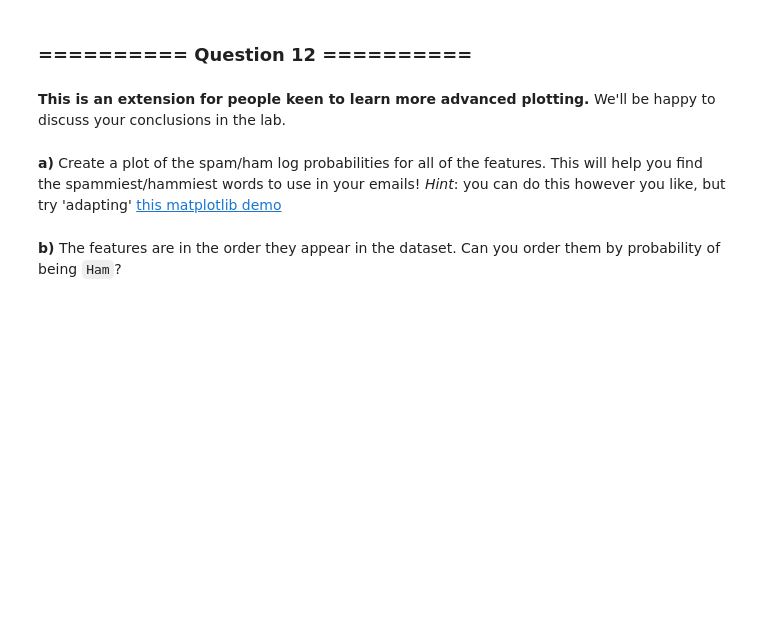
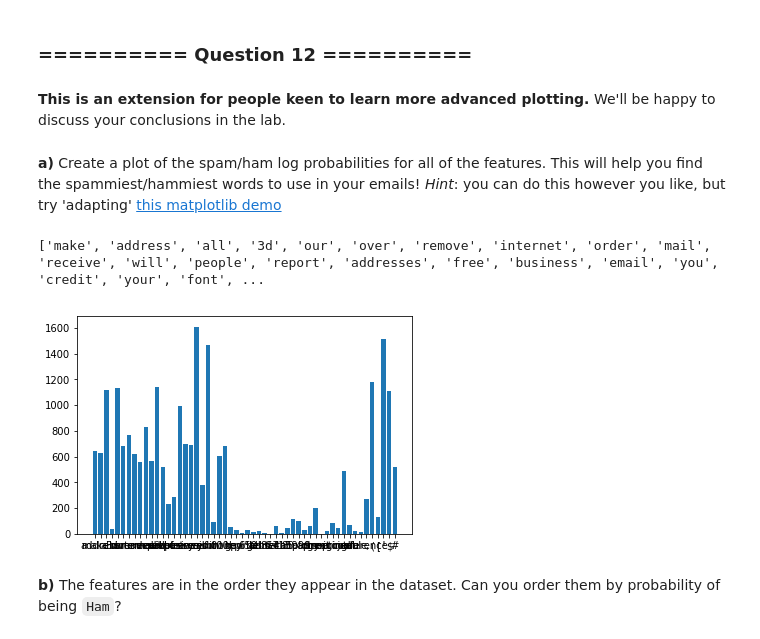
Before and after one commit to RJHughes/ML18, a Jupyter notebook: Labs/01 - Analysis and Visualisation.ipynb, the cells around one changed output. Cells and saved outputs as stored; diff of their text form; code cells hidden in the pictures; blank space fills up the shorter version.

```diff
--- a/Labs/01 - Analysis and Visualisation.ipynb
+++ b/Labs/01 - Analysis and Visualisation.ipynb
@@ -256,3 +256,5 @@ As a first step we extract the input features and targets from the DataFrame. To
 **a)** Create a Pandas DataFrame object `X` containing only the features (i.e. exclude the label `is_spam`). We need to do this as it is the input Scikit-learn objects expect for fitting. *Hint*: make use of the `drop` method.
 # %%
 # Your Code goes here:
+X = spambase_binary.drop(columns='is_spam').copy()
+X
@@ -367,3 +478,22 @@ For the final part of this section we will now pretend we are spammers wishing t
+# %%
+# Your Code goes here:
+
+full_columns = X.columns.get_values()
+cleaned_columns = []
+for words in full_columns:
+    cleaned_columns.append(words[10:])
+print(cleaned_columns)
+
+num_spam = []
+for columns in full_columns:
+    num_spam.append(sum(spambase_binary[columns]*spambase_binary['is_spam']))
+
+sorted_spam = np.sort(num_spam)
+#fig = plt.plot(figsize=(10,10))
+plt.bar(cleaned_columns,num_spam)
+# %% [output]
+['make', 'address', 'all', '3d', 'our', 'over', 'remove', 'internet', 'order', 'mail', 'receive', 'will', 'people', 'report', 'addresses', 'free', 'business', 'email', 'you', 'credit', 'your', 'font', ...
+[figure, added]
 # %% [markdown]
 **b)** The features are in the order they appear in the dataset. Can you order them by probability of being `Ham`?
 # %%
```
Also changed, not shown: parts of 22 cells of this notebook.
